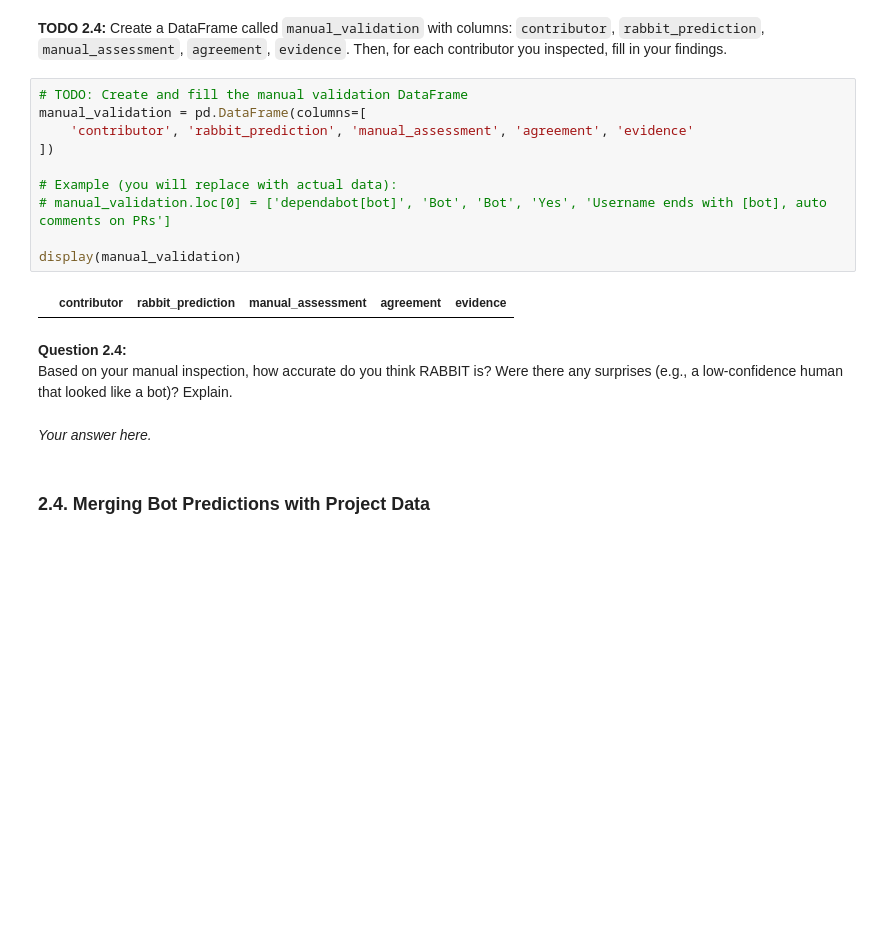
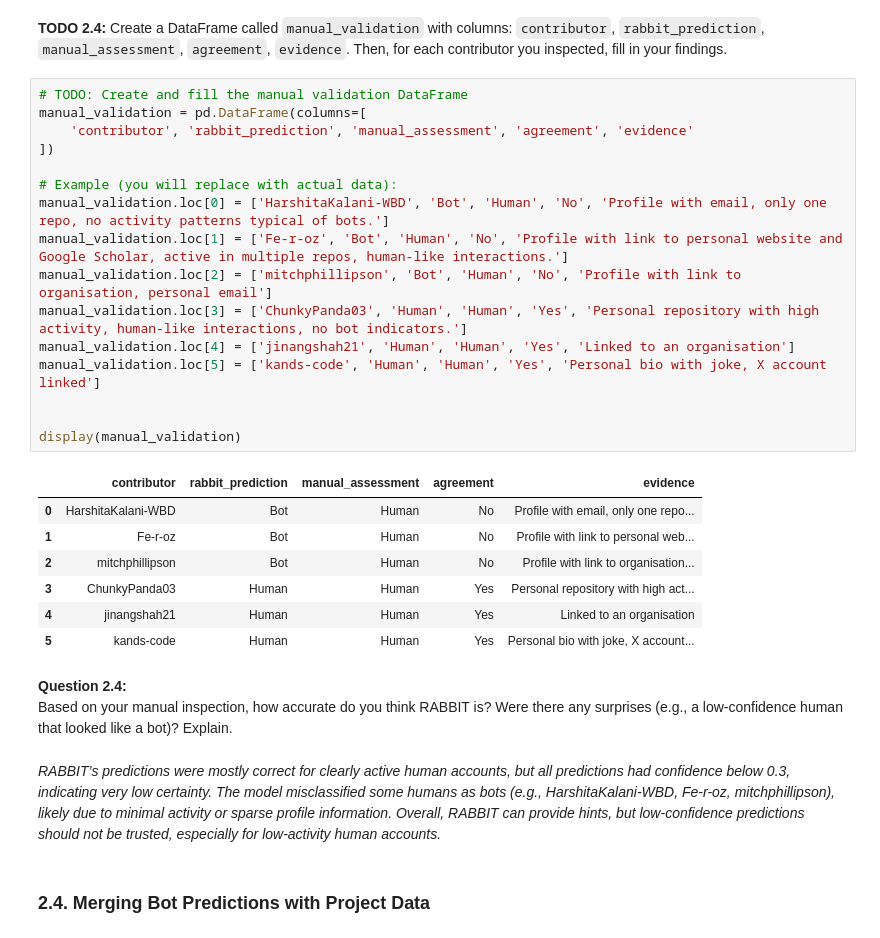
Before and after one commit to alan-altruy/Software-Evolution-Practical-Bots, a Jupyter notebook: Bots-Template.ipynb, the cells around one changed output. Drawn from its saved outputs; the diff is of its cells as text; blank space fills up the shorter version.

Commit message:
Answer to Q2.4

```diff
--- a/Bots-Template.ipynb
+++ b/Bots-Template.ipynb
@@ -870,20 +870,32 @@ for _, row in low_conf_samples.iterrows():
 # %%
 # TODO: Create and fill the manual validation DataFrame
 manual_validation = pd.DataFrame(columns=[
     'contributor', 'rabbit_prediction', 'manual_assessment', 'agreement', 'evidence'
 ])
 
 # Example (you will replace with actual data):
-# manual_validation.loc[0] = ['dependabot[bot]', 'Bot', 'Bot', 'Yes', 'Username ends with [bot], auto comments on PRs']
+manual_validation.loc[0] = ['HarshitaKalani-WBD', 'Bot', 'Human', 'No', 'Profile with email, only one repo, no activity patterns typical of bots.']
+manual_validation.loc[1] = ['Fe-r-oz', 'Bot', 'Human', 'No', 'Profile with link to personal website and Google Scholar, active in multiple repos, human-like interactions.']
+manual_validation.loc[2] = ['mitchphillipson', 'Bot', 'Human', 'No', 'Profile with link to organisation, personal email']
+manual_validation.loc[3] = ['ChunkyPanda03', 'Human', 'Human', 'Yes', 'Personal repository with high activity, human-like interactions, no bot indicators.']
+manual_validation.loc[4] = ['jinangshah21', 'Human', 'Human', 'Yes', 'Linked to an organisation']
+manual_validation.loc[5] = ['kands-code', 'Human', 'Human', 'Yes', 'Personal bio with joke, X account linked']
+
 
 display(manual_validation)
 # %% [output]
 |  | contributor | rabbit_prediction | manual_assessment | agreement | evidence |
+| 0 | HarshitaKalani-WBD | Bot | Human | No | Profile with email, only one repo... |
+| 1 | Fe-r-oz | Bot | Human | No | Profile with link to personal web... |
+| 2 | mitchphillipson | Bot | Human | No | Profile with link to organisation... |
+| 3 | ChunkyPanda03 | Human | Human | Yes | Personal repository with high act... |
+| 4 | jinangshah21 | Human | Human | Yes | Linked to an organisation |
+| 5 | kands-code | Human | Human | Yes | Personal bio with joke, X account... |
 # %% [markdown]
 **Question 2.4:**
 Based on your manual inspection, how accurate do you think RABBIT is? Were there any surprises (e.g., a low‑confidence human that looked like a bot)? Explain.
 # %% [markdown]
-*Your answer here.*
+*RABBIT’s predictions were mostly correct for clearly active human accounts, but all predictions had confidence below 0.3, indicating very low certainty. The model misclassified some humans as bots (e.g., HarshitaKalani-WBD, Fe-r-oz, mitchphillipson), likely due to minimal activity or sparse profile information. Overall, RABBIT can provide hints, but low-confidence predictions should not be trusted, especially for low-activity human accounts.*
 # %% [markdown]
 ###  2.4. Merging Bot Predictions with Project Data
 # %% [markdown]
```
Also changed, not shown: parts of 1 cell of this notebook.
